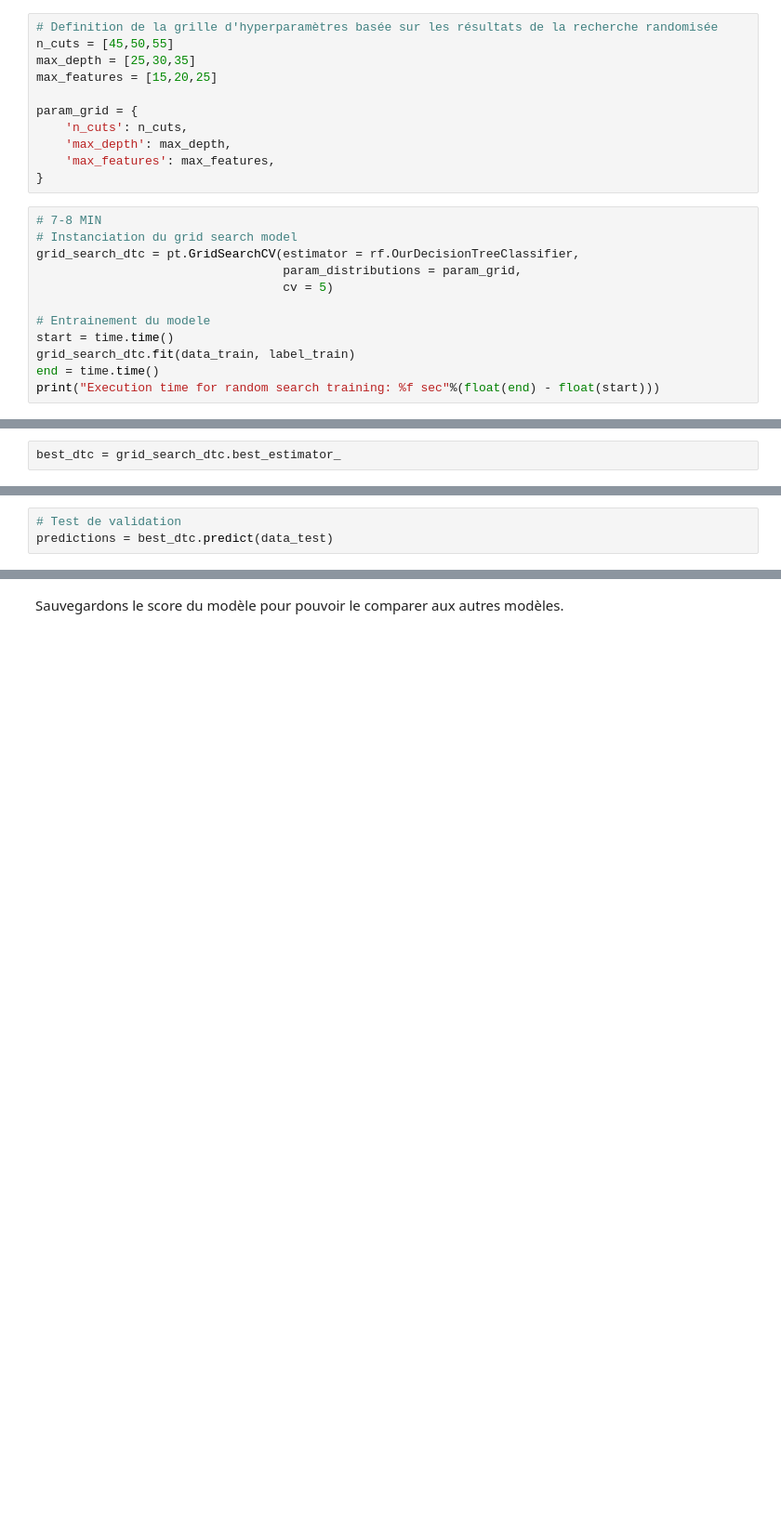
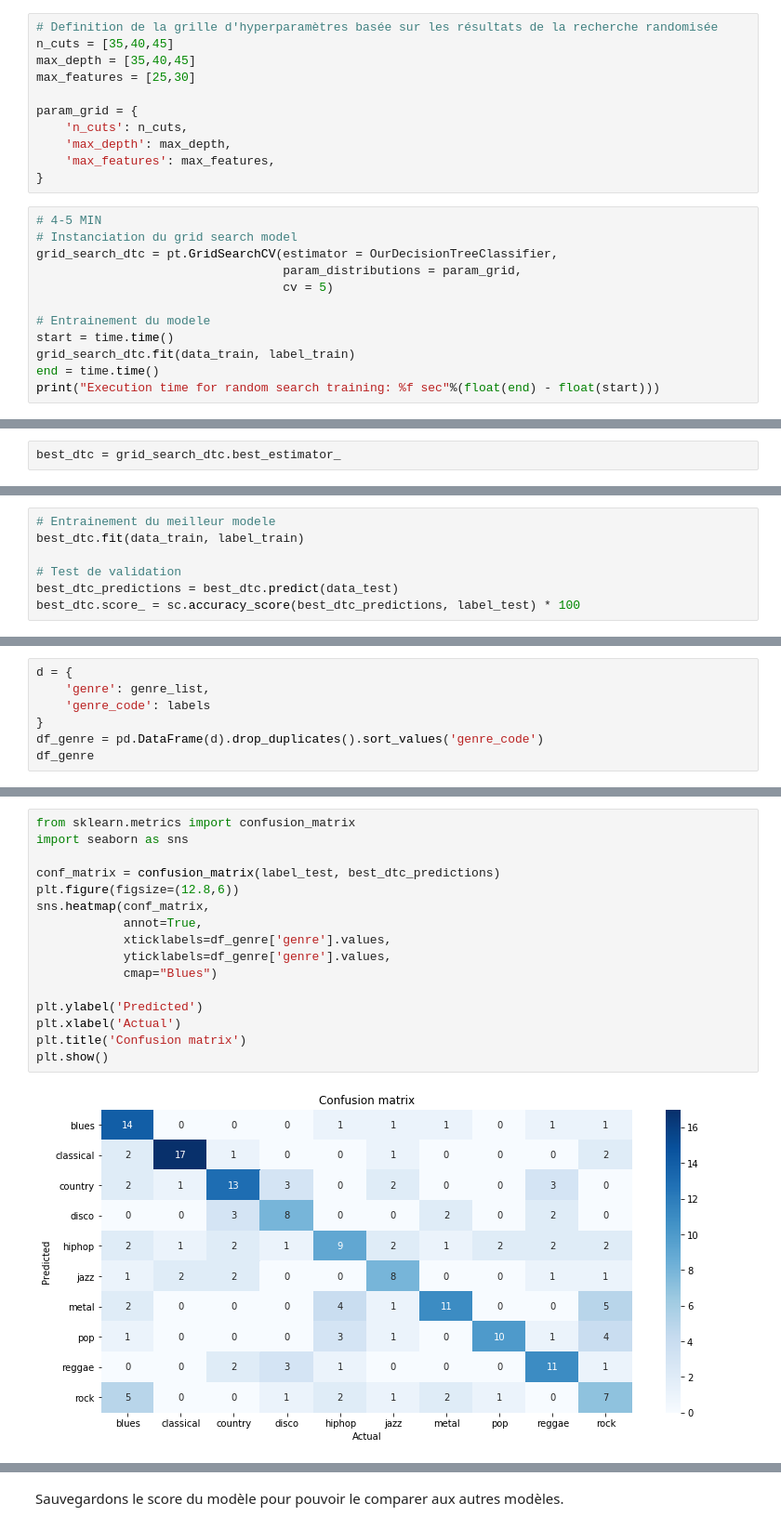
Before and after one commit to elise-chin/music-genre-classification, a Jupyter notebook: MT-Decision_Tree.ipynb, the cells around one changed output, grey strips where cells are left out. Shown at 93% size. Saved outputs shown, nothing was run; the diff lists cells and outputs as text; blank space fills up the shorter version.

```diff
--- a/MT-Decision_Tree.ipynb
+++ b/MT-Decision_Tree.ipynb
@@ -230,9 +271,9 @@ Le score moyen du modele avec ces hyperparametres est :
 On peut maintenant effectuer une recherche plus exhaustive centrée sur ces valeurs.
 # %%
 # Definition de la grille d'hyperparamètres basée sur les résultats de la recherche randomisée
-n_cuts = [45,50,55]
-max_depth = [25,30,35]
-max_features = [15,20,25]
+n_cuts = [35,40,45]
+max_depth = [35,40,45]
+max_features = [25,30]
 
 param_grid = {
     'n_cuts': n_cuts,
@@ -240,9 +281,9 @@ param_grid = {
     'max_features': max_features,
 }
 # %%
-# 7-8 MIN
+# 4-5 MIN
 # Instanciation du grid search model
-grid_search_dtc = pt.GridSearchCV(estimator = rf.OurDecisionTreeClassifier,
+grid_search_dtc = pt.GridSearchCV(estimator = OurDecisionTreeClassifier,
                                   param_distributions = param_grid,
                                   cv = 5)
 
@@ -270,3 +317,7 @@ best_dtc = grid_search_dtc.best_estimator_
 # %%
+# Entrainement du meilleur modele
+best_dtc.fit(data_train, label_train)
+
 # Test de validation
-predictions = best_dtc.predict(data_test)
+best_dtc_predictions = best_dtc.predict(data_test)
+best_dtc.score_ = sc.accuracy_score(best_dtc_predictions, label_test) * 100
@@ -272,0 +326,7 @@ predictions = best_dtc.predict(data_test)
+# %%
+d = {
+    'genre': genre_list,
+    'genre_code': labels
+}
+df_genre = pd.DataFrame(d).drop_duplicates().sort_values('genre_code')
+df_genre
@@ -273 +345,19 @@ predictions = best_dtc.predict(data_test)
+# %%
+from sklearn.metrics import confusion_matrix
+import seaborn as sns
+
+conf_matrix = confusion_matrix(label_test, best_dtc_predictions)
+plt.figure(figsize=(12.8,6))
+sns.heatmap(conf_matrix,
+            annot=True,
+            xticklabels=df_genre['genre'].values,
+            yticklabels=df_genre['genre'].values,
+            cmap="Blues")
+
+plt.ylabel('Predicted')
+plt.xlabel('Actual')
+plt.title('Confusion matrix')
+plt.show()
+# %% [output]
+[figure, added]
 # %% [markdown]
```
Also changed, not shown: parts of 44 cells of this notebook.
